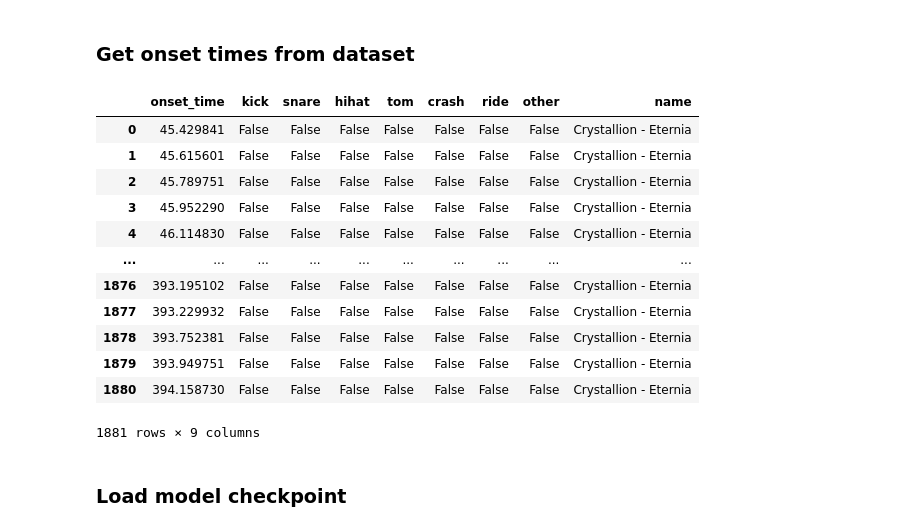
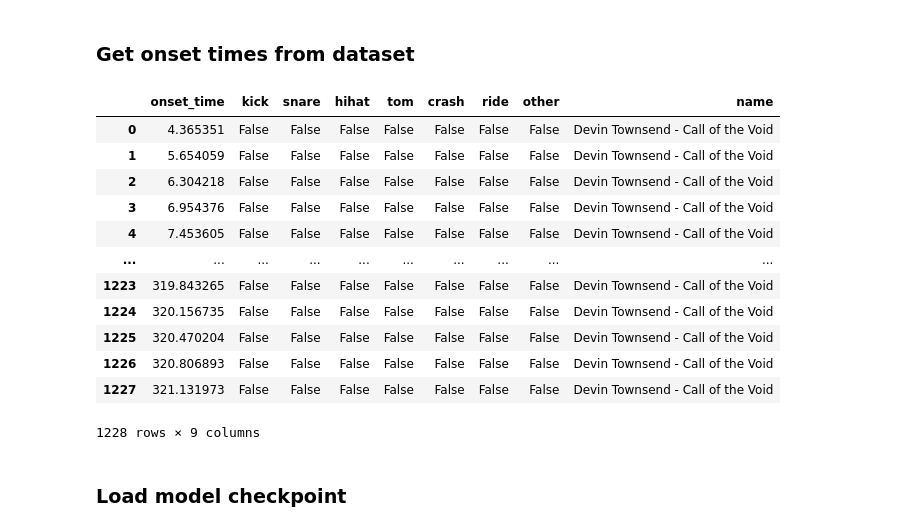
Before and after one commit to skittree/DrummerScore, a Jupyter notebook: model training.ipynb, the cells around one changed output. Cells and saved outputs as stored; diff of their text form; code cells hidden in the pictures.

Commit message:
new model trained on extra data

```diff
--- a/model training.ipynb
+++ b/model training.ipynb
@@ -23,7 +23,7 @@ import random
 # %% [markdown]
 The `n_fft` variable affects the n_fft parameter used in generating melspectrograms and MFCC features used in training and validation. I found the value of `1024` works best, but `2048` can also work well.
 # %%
-dataset_name = "HeartsOnFire-v.1.0.1"
+dataset_name = "HeartsOnFireDS-v.1.0.2"
 n_fft = 1024
 
 df = pd.read_csv(os.path.join(dataset_name, "master.csv"))
@@ -410,7 +402,7 @@ criterion = nn.BCEWithLogitsLoss(weight=weights_tensor.to(device))
 # %% [markdown]
 ### Loading previous checkpoint to continue training
 # %%
-saved_model_dict = torch.load('HeartsOnFire-v.1.0.1_nfft1024_88.06.pth', map_location=device)
+saved_model_dict = torch.load('models/HeartsOnFire-v.1.0.2_nfft1024_88.12.pth', map_location=device)
 model.load_state_dict(saved_model_dict['model'])
 scheduler.load_state_dict(saved_model_dict['scheduler'])
 optimizer.load_state_dict(saved_model_dict['optimizer'])
@@ -490,25 +482,25 @@ I use this section to iteratively improve my dataset and model.
 # %% [markdown]
 ### Get onset times from dataset
 # %%
-name = "Crystallion - Eternia"
+name = "Devin Townsend - Call of the Void"
 label_onset_path = f"{dataset_name}/{name}/onsets.csv"
 label_df = pd.read_csv(label_onset_path)
 label_df["name"] = name
 label_df
 # %% [output]
 |  | onset_time | kick | snare | hihat | tom | crash | ride | other | name |
-| 0 | 45.429841 | False | False | False | False | False | False | False | Crystallion - Eternia |
-| 1 | 45.615601 | False | False | False | False | False | False | False | Crystallion - Eternia |
-| 2 | 45.789751 | False | False | False | False | False | False | False | Crystallion - Eternia |
-| 3 | 45.952290 | False | False | False | False | False | False | False | Crystallion - Eternia |
-| 4 | 46.114830 | False | False | False | False | False | False | False | Crystallion - Eternia |
+| 0 | 4.365351 | False | False | False | False | False | False | False | Devin Townsend - Call of the Void |
+| 1 | 5.654059 | False | False | False | False | False | False | False | Devin Townsend - Call of the Void |
+| 2 | 6.304218 | False | False | False | False | False | False | False | Devin Townsend - Call of the Void |
+| 3 | 6.954376 | False | False | False | False | False | False | False | Devin Townsend - Call of the Void |
+| 4 | 7.453605 | False | False | False | False | False | False | False | Devin Townsend - Call of the Void |
 | ... | ... | ... | ... | ... | ... | ... | ... | ... | ... |
-| 1876 | 393.195102 | False | False | False | False | False | False | False | Crystallion - Eternia |
-| 1877 | 393.229932 | False | False | False | False | False | False | False | Crystallion - Eternia |
-| 1878 | 393.752381 | False | False | False | False | False | False | False | Crystallion - Eternia |
-| 1879 | 393.949751 | False | False | False | False | False | False | False | Crystallion - Eternia |
-| 1880 | 394.158730 | False | False | False | False | False | False | False | Crystallion - Eternia |
+| 1223 | 319.843265 | False | False | False | False | False | False | False | Devin Townsend - Call of the Void |
+| 1224 | 320.156735 | False | False | False | False | False | False | False | Devin Townsend - Call of the Void |
+| 1225 | 320.470204 | False | False | False | False | False | False | False | Devin Townsend - Call of the Void |
+| 1226 | 320.806893 | False | False | False | False | False | False | False | Devin Townsend - Call of the Void |
+| 1227 | 321.131973 | False | False | False | False | False | False | False | Devin Townsend - Call of the Void |
-1881 rows × 9 columns
+1228 rows × 9 columns
 # %% [markdown]
 ### Load model checkpoint
 # %%
```
Also changed, not shown: parts of 6 cells of this notebook, 4 other files.
